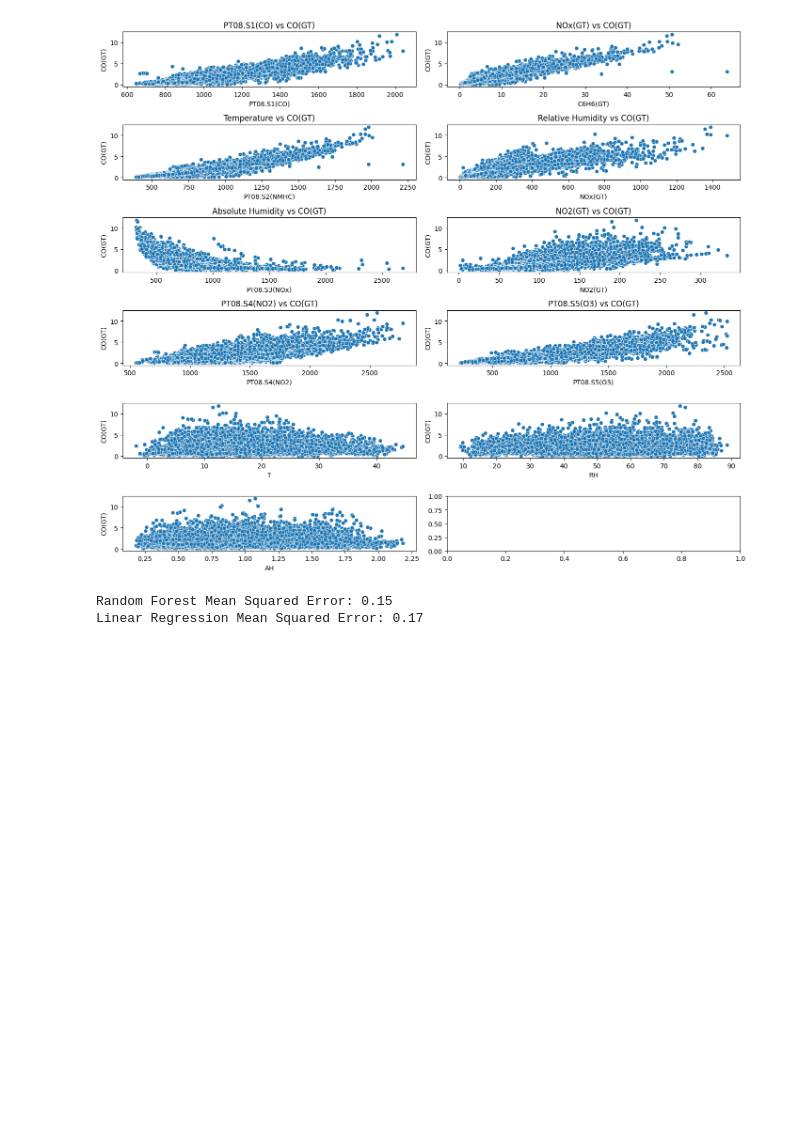
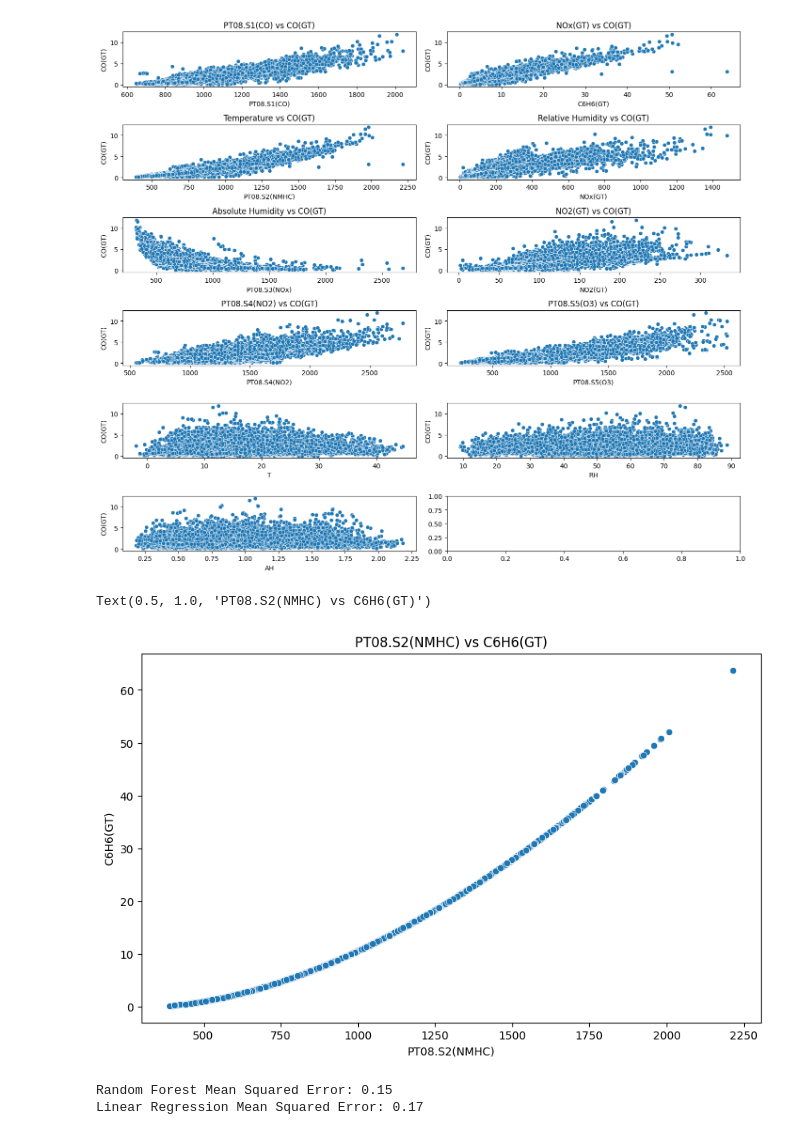
Before and after one commit to yjia28tan/MachineLearningCW, a Jupyter notebook: Regression/Regression.ipynb, the cells around one changed output. Drawn from its saved outputs; the diff is of its cells as text; code cells hidden in the pictures; blank space fills up the shorter version.

```diff
--- a/Regression.ipynb
+++ b/Regression/Regression.ipynb
@@ -12,7 +12,7 @@ from sklearn.linear_model import LinearRegression
 from sklearn.metrics import mean_squared_error, r2_score, mean_absolute_error
 # %%
 # Load Excel file
-file_path = r"C:\Users\User\OneDrive\Documents\YiJia\INTI\Sem 9\6006CEM Machine Learning and Related Applications\CW\AirQualityUCI.xlsx"
+file_path = r"C:\Users\User\OneDrive\Documents\YiJia\INTI\Sem 9\6006CEM Machine Learning and Related Applications\CW\MachineLearningCW\AirQualityUCI.xlsx"
 df = pd.read_excel(file_path)
 
 # Display the first few rows
@@ -394,3 +396,12 @@ plt.tight_layout()
 plt.show()
 # %% [output]
 [figure]
+# %%
+# Scatter plots for important features vs CO(GT)
+fig, axes = plt.subplots(1, 1, figsize=(10,6))
+
+sns.scatterplot(x='PT08.S2(NMHC)', y='C6H6(GT)', data=df_cleaned)
+axes.set_title('PT08.S2(NMHC) vs C6H6(GT)')
+# %% [output]
+Text(0.5, 1.0, 'PT08.S2(NMHC) vs C6H6(GT)')
+[figure, added]
```
Also changed, not shown: parts of 3 cells of this notebook, 4 other files.
